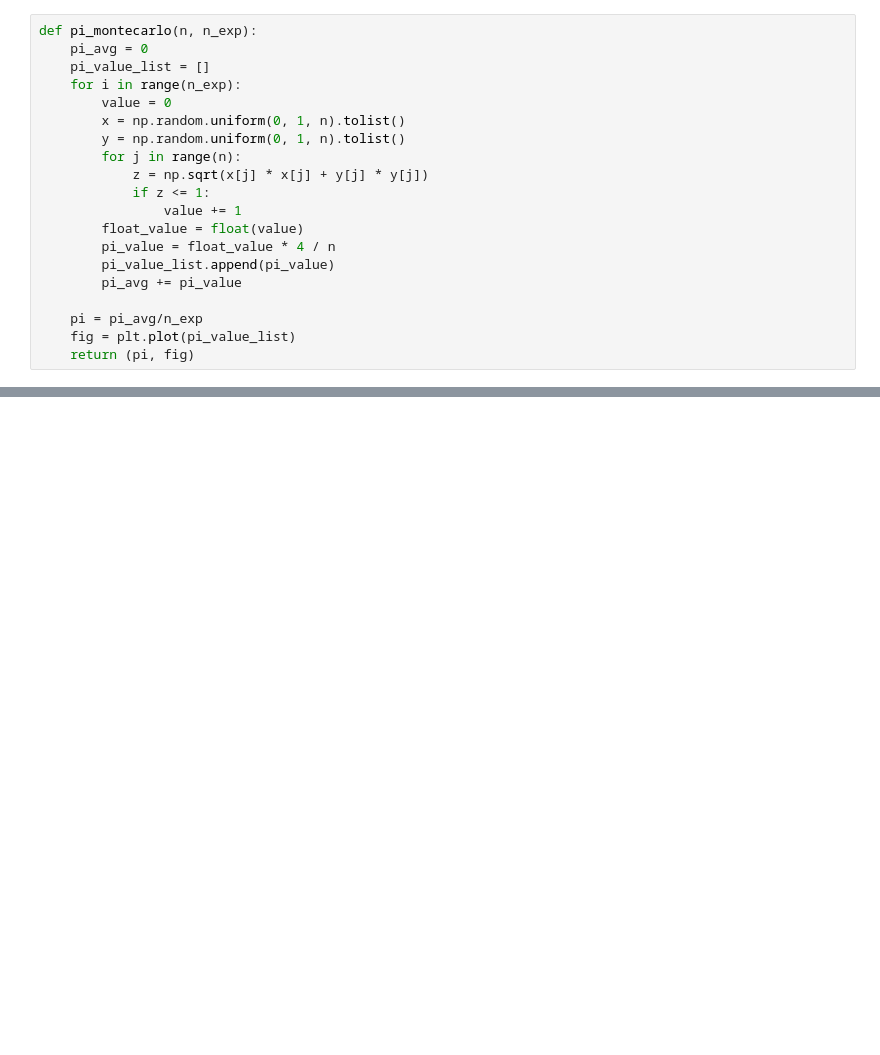
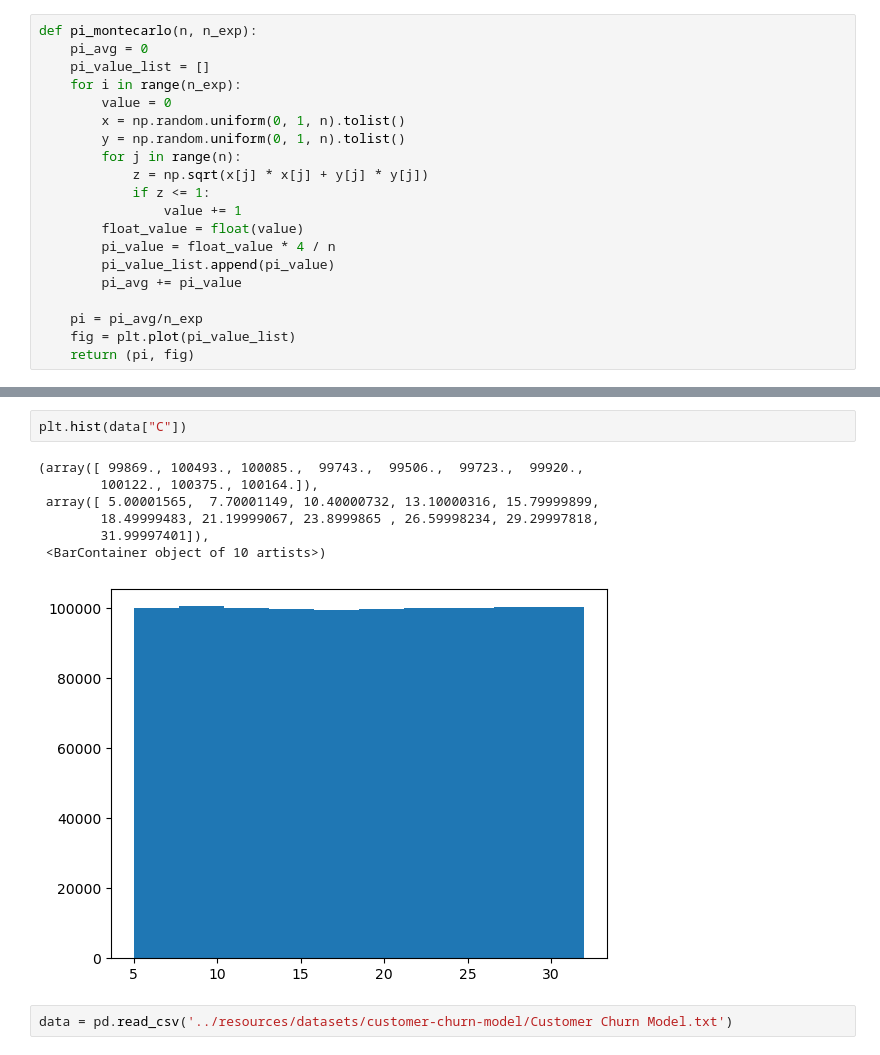
Before and after one commit to cdgutierrez456/data-science-course-gabriel-gomila, a Jupyter notebook: T2 - 2 - Data cleaning - Funciones de distribucion de probabilidad.ipynb, the cells around one changed output, grey strips where cells are left out. Cells and saved outputs as stored; diff of their text form; blank space fills up the shorter version.

```diff
--- a/T2 - 2 - Data cleaning - Funciones de distribucion de probabilidad.ipynb
+++ b/T2 - 2 - Data cleaning - Funciones de distribucion de probabilidad.ipynb
@@ -107,0 +155,12 @@ pi_montecarlo(1000000, 200)
+# %%
+plt.hist(data["C"])
+# %% [output]
+(array([ 99869., 100493., 100085.,  99743.,  99506.,  99723.,  99920.,
+        100122., 100375., 100164.]),
+ array([ 5.00001565,  7.70001149, 10.40000732, 13.10000316, 15.79999899,
+        18.49999483, 21.19999067, 23.8999865 , 26.59998234, 29.29997818,
+        31.99997401]),
+ <BarContainer object of 10 artists>)
+[figure, added]
+# %%
+data = pd.read_csv('../resources/datasets/customer-churn-model/Customer Churn Model.txt')
```
Also changed, not shown: parts of 12 cells of this notebook.
